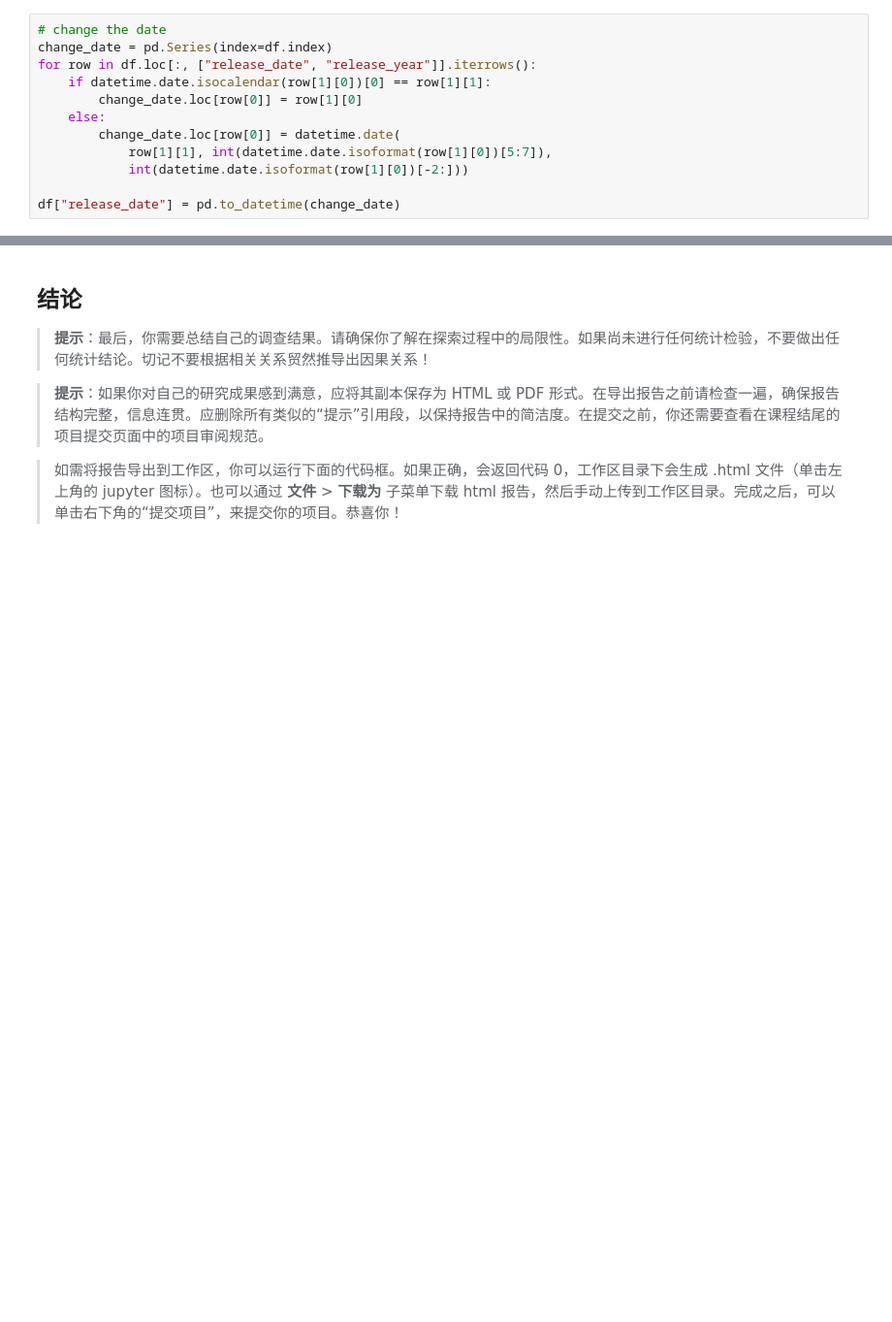
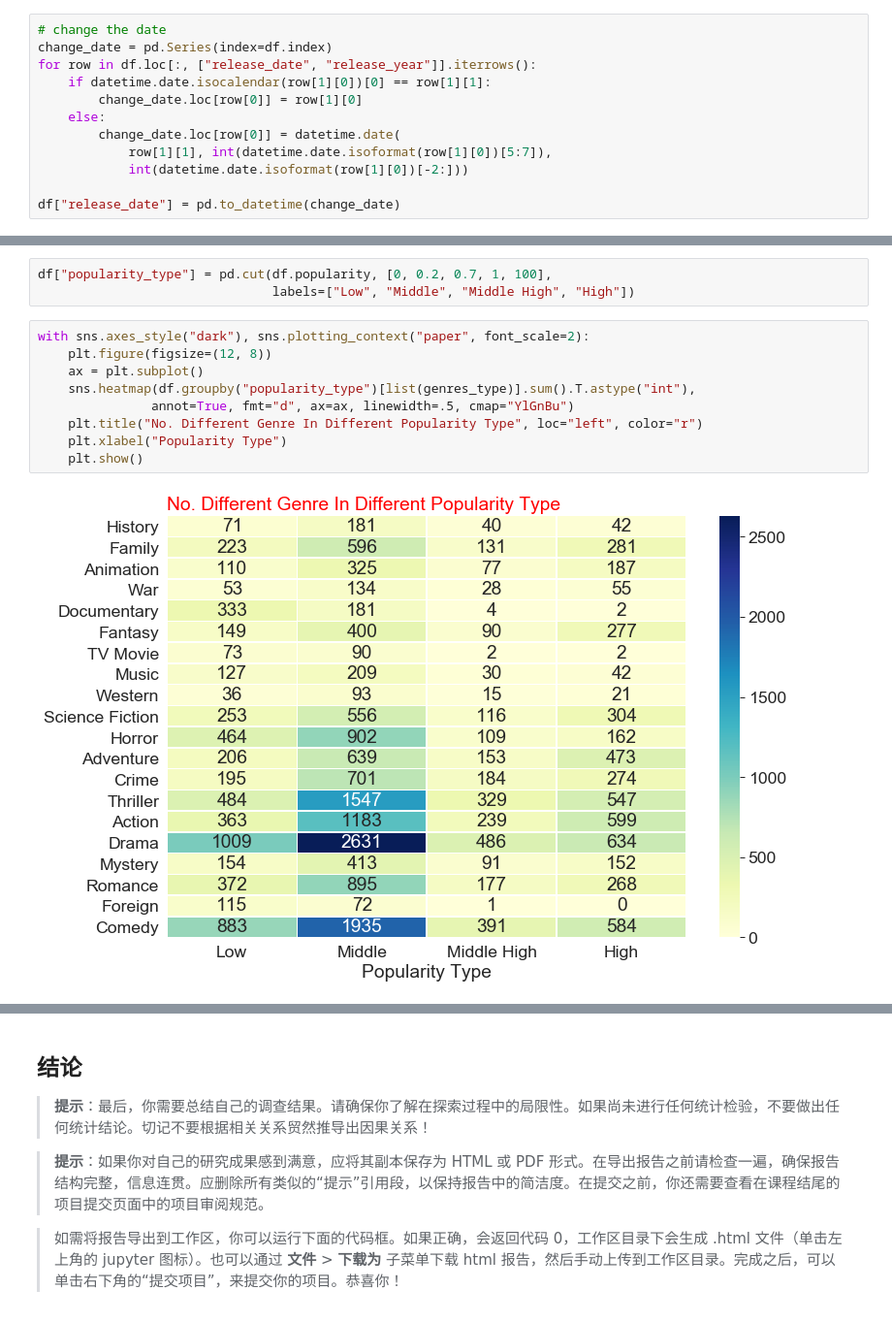
Before and after one commit to ZenRay/DAND_NewProject, a Jupyter notebook: BasicP2DataProcess/investigate-a-dataset-TMDB_Movie.ipynb, the cells around one changed output, grey strips where cells are left out. Shown: that part at 97% size. Cells and saved outputs as stored; diff of their text form; blank space fills up the shorter version.

```diff
--- a/BasicP2DataProcess/investigate-a-dataset-TMDB_Movie.ipynb
+++ b/BasicP2DataProcess/investigate-a-dataset-TMDB_Movie.ipynb
@@ -185,0 +260,14 @@ df["release_date"] = pd.to_datetime(change_date)
+# %%
+df["popularity_type"] = pd.cut(df.popularity, [0, 0.2, 0.7, 1, 100],
+                               labels=["Low", "Middle", "Middle High", "High"])
+# %%
+with sns.axes_style("dark"), sns.plotting_context("paper", font_scale=2):
+    plt.figure(figsize=(12, 8))
+    ax = plt.subplot()
+    sns.heatmap(df.groupby("popularity_type")[list(genres_type)].sum().T.astype("int"),
+               annot=True, fmt="d", ax=ax, linewidth=.5, cmap="YlGnBu")
+    plt.title("No. Different Genre In Different Popularity Type", loc="left", color="r")
+    plt.xlabel("Popularity Type")
+    plt.show()
+# %% [output]
+[figure, added]
```
Also changed, not shown: parts of 58 cells of this notebook.
